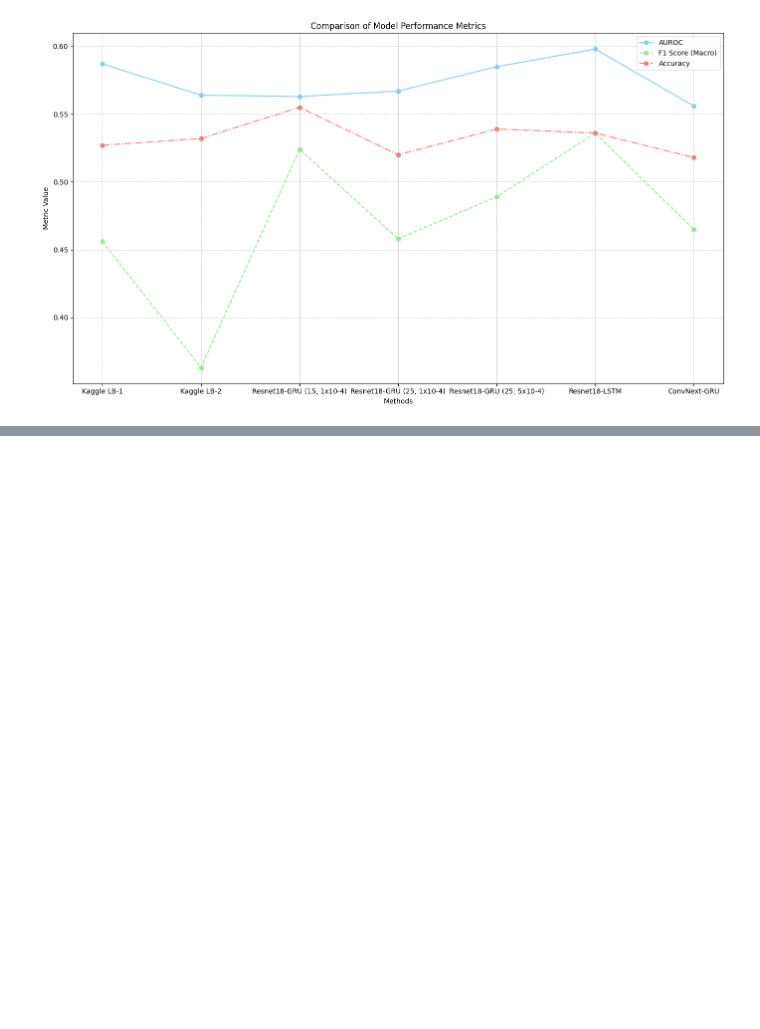
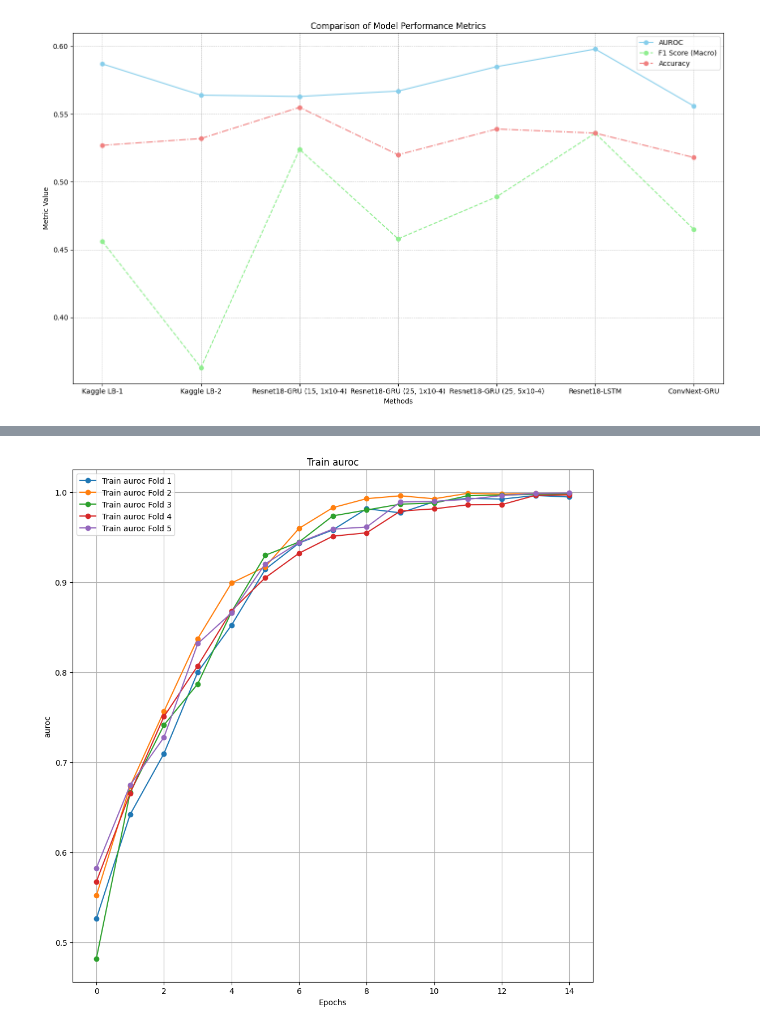
Before and after one commit to KaranjotVendal/rsna, a Jupyter notebook: Untitled.ipynb, the cells around one changed output, grey strips where cells are left out. Drawn from its saved outputs; the diff is of its cells as text; code cells hidden in the pictures; blank space fills up the shorter version.

```diff
--- a/Untitled.ipynb
+++ b/Untitled.ipynb
@@ -1365,3 +1397,33 @@ plt.tight_layout()
 plt.show()
 # %% [output]
 [figure]
+# %%
+def plot_trian_valid_all_fold(json_path, metrics):
+    with open(json_path, "r") as file:
+        metrics_json = json.load(file)
+
+    base_dir = './plots'
+    model_dir = os.path.join(base_dir, config.MODEL)
+    if not os.path.exists(model_dir):
+        os.mkdir(model_dir)
+
+    all_fld_dir = os.path.join(model_dir, 'all_folds')
+    if not os.path.exists(all_fld_dir):
+        os.mkdir(all_fld_dir)
+
+    plt.figure(figsize=(10, 10))
+    for fold, data in metrics_json.items():
+        plt.plot(data['train'][metrics], label=f'Train {metrics} Fold {fold}', marker = 'o')
+        #plt.plot(data['valid'][metrics], linestyle='dashed', label=f'Valid {metrics} Fold {fold}', marker = 'o')
+
+    plt.title(f'Train {metrics}')
+    plt.xlabel('Epochs')
+    plt.ylabel(metrics)
+    plt.legend()
+    plt.grid(True)
+    plt.tight_layout()
+    plt.show()
+
+    #save_dir = os.path.join(all_fld_dir, f"train_valid_{metrics}.png")
+    #plt.savefig(save_dir)
+    #plt.close()
@@ -1367,0 +1457,4 @@ plt.show()
+# %%
+plot_trian_valid_all_fold('./data/plots/Res18LSTM(15 epochs lr=0.0001)/metrics_Res18LSTM.json', 'auroc')
+# %% [output]
+[figure, added]
```
Also changed, not shown: parts of 7 cells of this notebook, 7 other files.
